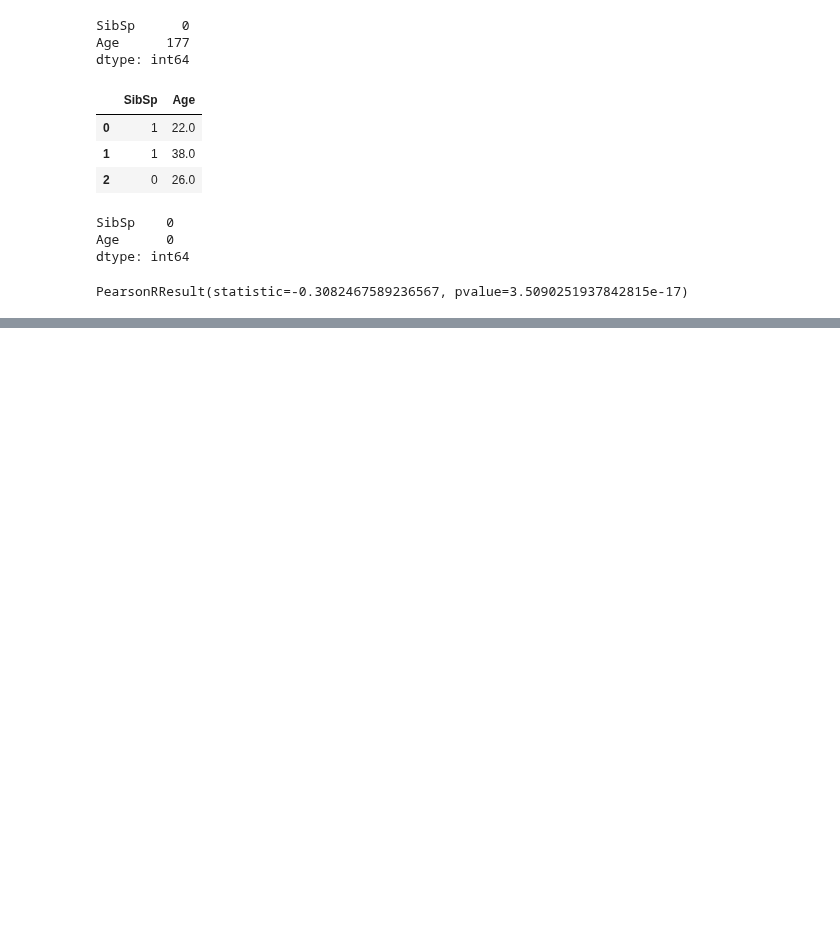
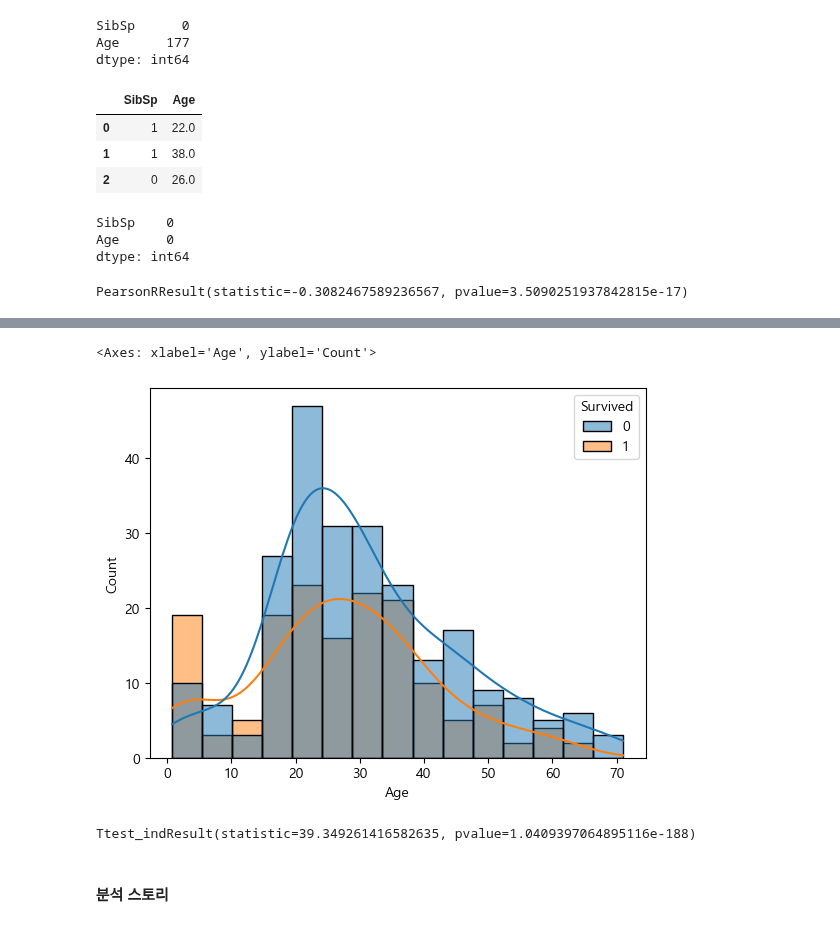
Before and after one commit to estskyway/study_data_analytics, a Jupyter notebook: codes/CDA/itanicFromDisaster_train_CDA_quests.ipynb, the cells around one changed output, grey strips where cells are left out. Saved outputs shown, nothing was run; the diff lists cells and outputs as text; code cells hidden in the pictures; blank space fills up the shorter version.

```diff
--- a/codes/CDA/itanicFromDisaster_train_CDA_quests.ipynb
+++ b/codes/CDA/itanicFromDisaster_train_CDA_quests.ipynb
@@ -145,0 +316,11 @@ PearsonRResult(statistic=-0.3082467589236567, pvalue=3.5090251937842815e-17)
+# %%
+sns.histplot(data=df_TFD_Age, x='Age', kde=True, hue='Survived')
+# %% [output]
+<Axes: xlabel='Age', ylabel='Count'>
+[figure, added]
+# %%
+stats.ttest_ind(df_TFD_Age['Age'], df_TFD_Age['Survived'], equal_var=True)
+# %% [output]
+Ttest_indResult(statistic=39.349261416582635, pvalue=1.0409397064895116e-188)
+# %% [markdown]
+#### 분석 스토리
```
Also changed, not shown: parts of 20 cells of this notebook, 2 other files.
